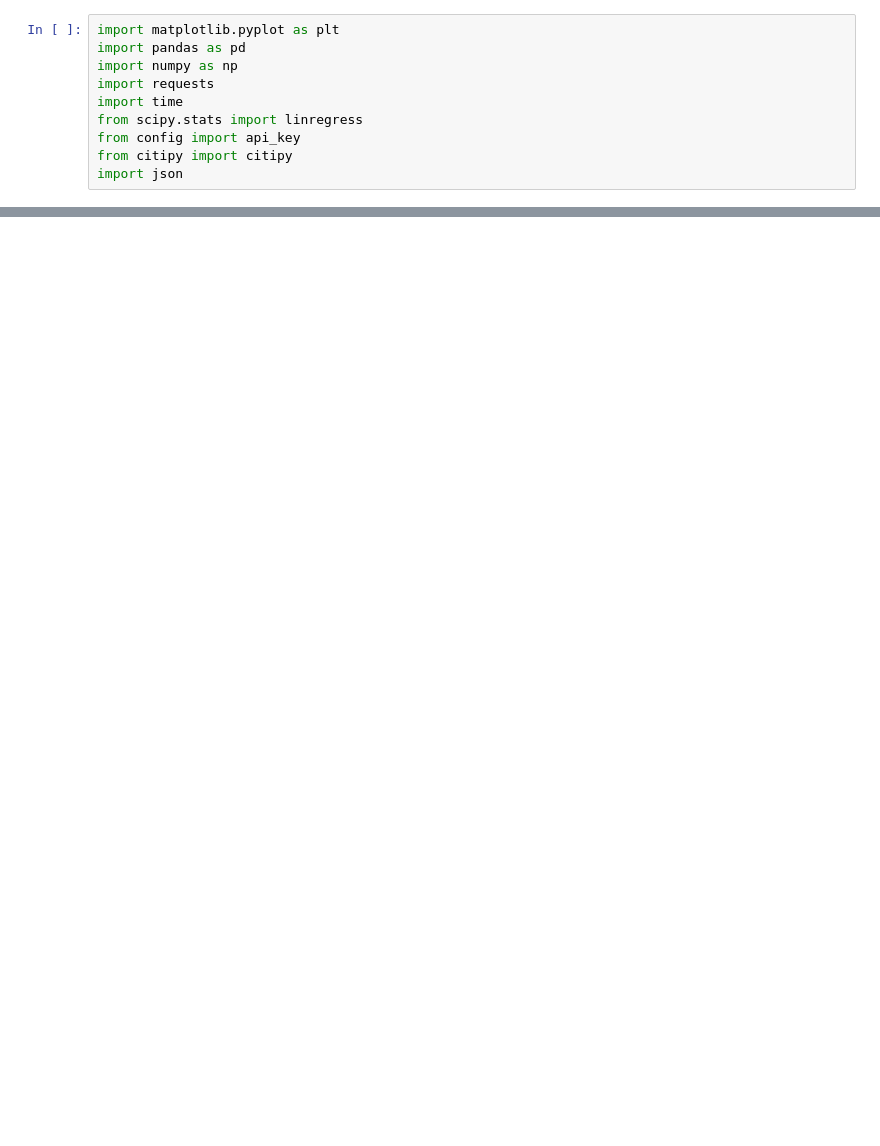
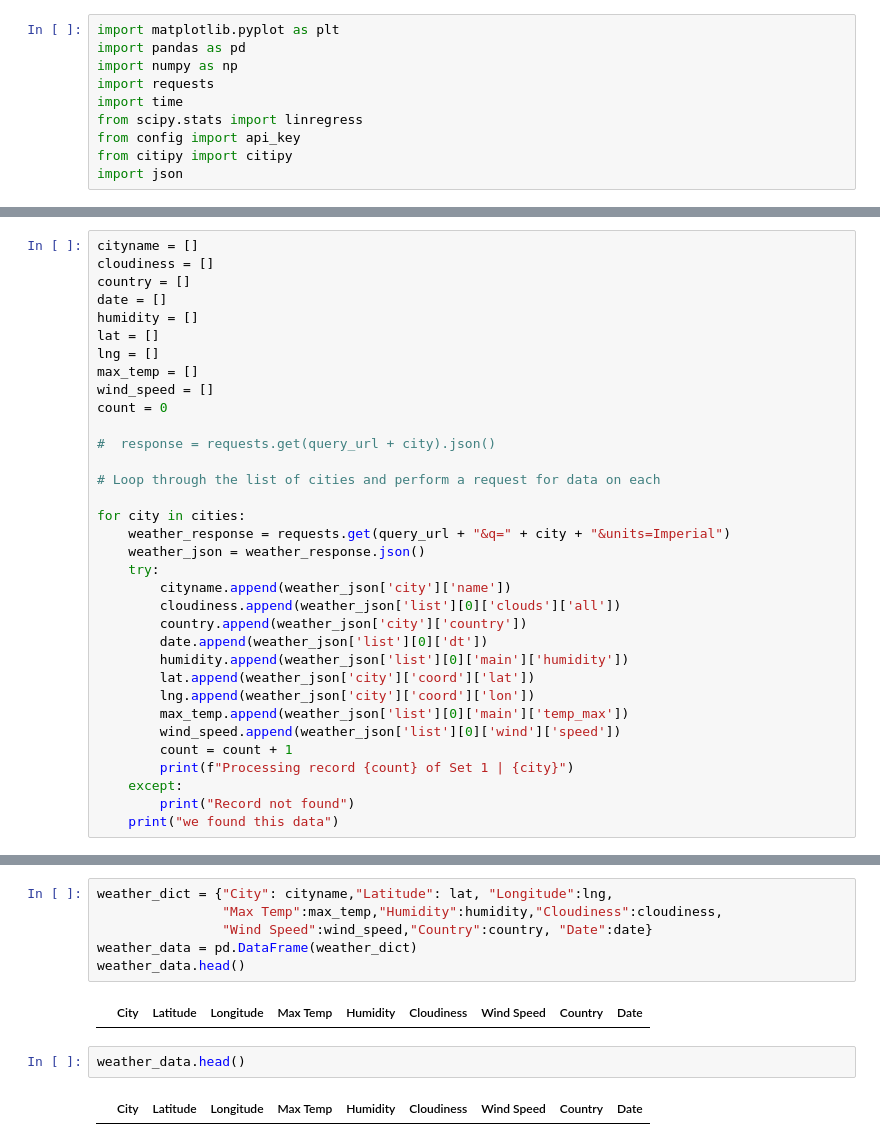
Before and after one commit to cynthiazhang88/Python-APIs, a Jupyter notebook: WeatherPy/WeatherPys.ipynb, the cells around one changed output, grey strips where cells are left out. Saved outputs shown, nothing was run; the diff lists cells and outputs as text; blank space fills up the shorter version.

```diff
--- a/WeatherPy/WeatherPys.ipynb
+++ b/WeatherPy/WeatherPys.ipynb
@@ -66,0 +46,34 @@ count = 0
+# %%
+cityname = []
+cloudiness = []
+country = []
+date = []
+humidity = []
+lat = []
+lng = []
+max_temp = []
+wind_speed = []
+count = 0
+
+#  response = requests.get(query_url + city).json()
+
+# Loop through the list of cities and perform a request for data on each
+
+for city in cities:
+    weather_response = requests.get(query_url + "&q=" + city + "&units=Imperial")
+    weather_json = weather_response.json()
+    try:
+        cityname.append(weather_json['city']['name'])
+        cloudiness.append(weather_json['list'][0]['clouds']['all'])
+        country.append(weather_json['city']['country'])
+        date.append(weather_json['list'][0]['dt'])
+        humidity.append(weather_json['list'][0]['main']['humidity'])
+        lat.append(weather_json['city']['coord']['lat'])
+        lng.append(weather_json['city']['coord']['lon'])
+        max_temp.append(weather_json['list'][0]['main']['temp_max'])
+        wind_speed.append(weather_json['list'][0]['wind']['speed'])
+        count = count + 1
+        print(f"Processing record {count} of Set 1 | {city}")
+    except:
+        print("Record not found")
+    print("we found this data")
@@ -66,0 +98,12 @@ count = 0
+# %%
+weather_dict = {"City": cityname,"Latitude": lat, "Longitude":lng,
+                "Max Temp":max_temp,"Humidity":humidity,"Cloudiness":cloudiness,
+                "Wind Speed":wind_speed,"Country":country, "Date":date}
+weather_data = pd.DataFrame(weather_dict)
+weather_data.head()
+# %% [output]
+|  | City | Latitude | Longitude | Max Temp | Humidity | Cloudiness | Wind Speed | Country | Date |
+# %%
+weather_data.head()
+# %% [output]
+|  | City | Latitude | Longitude | Max Temp | Humidity | Cloudiness | Wind Speed | Country | Date |
```
Also changed, not shown: parts of 7 cells of this notebook, 2 other files.
